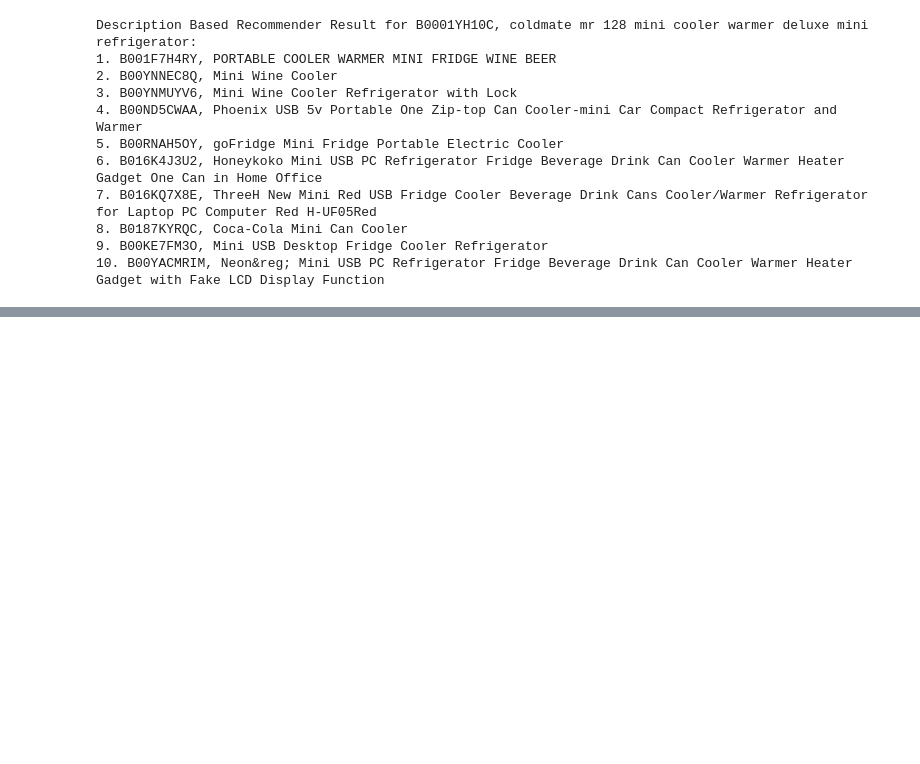
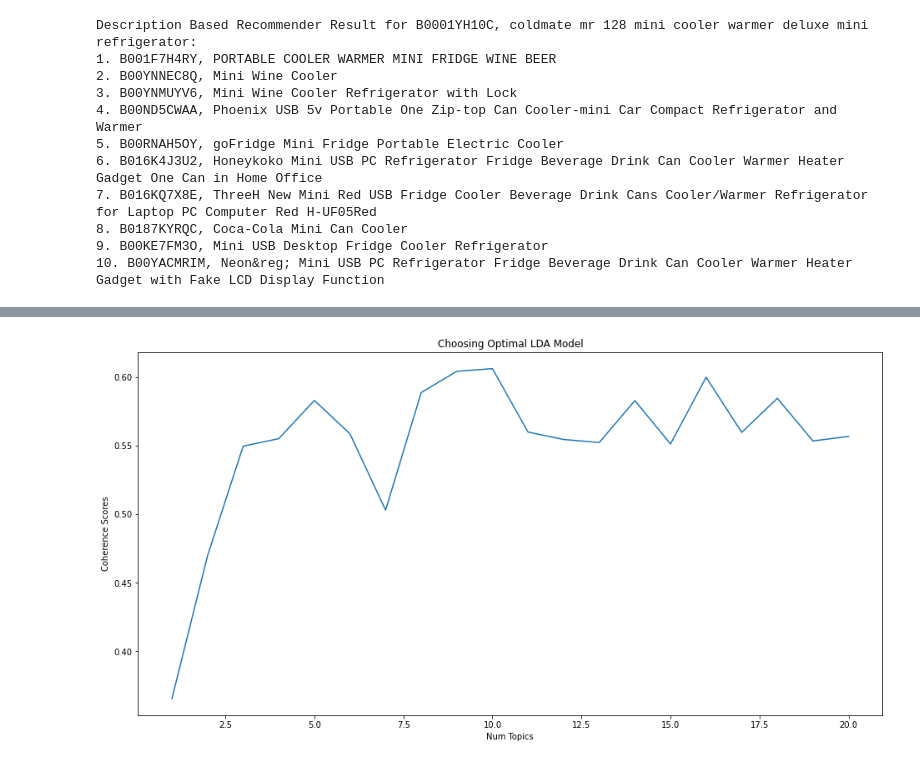
Before and after one commit to DATA-606-SPRING-2022/Jin_DATA606, a Jupyter notebook: ipynb/DATA606_Part2_ContentBasedFiltering.ipynb, the cells around one changed output, grey strips where cells are left out. Cells and saved outputs as stored; diff of their text form; code cells hidden in the pictures; blank space fills up the shorter version.

```diff
--- a/ipynb/DATA606_Part2_ContentBasedFiltering.ipynb
+++ b/ipynb/DATA606_Part2_ContentBasedFiltering.ipynb
@@ -277,0 +326,3 @@ Description Based Recommender Result for B0001YH10C, coldmate mr 128 mini cooler
+# %%
+def remove_stopwords(texts):
+    return [[word for word in simple_preprocess(str(doc)) if word not in stop] for doc in texts]
@@ -277,0 +336,4 @@ Description Based Recommender Result for B0001YH10C, coldmate mr 128 mini cooler
+# %%
+lem = WordNetLemmatizer()
+def lemma(texts):
+    return [[lem.lemmatize(w) for w in simple_preprocess(str(doc))] for doc in texts]
@@ -277,0 +387,28 @@ Description Based Recommender Result for B0001YH10C, coldmate mr 128 mini cooler
+# %%
+# supporting function
+def compute_coherence_values(corpus, dictionary, k):
+
+    lda_model = gensim.models.LdaMulticore(corpus=corpus,
+                                           id2word=id2word,
+                                           num_topics=k,
+                                           random_state=100,
+                                           chunksize=100,
+                                           passes=10,
+                                           per_word_topics=True)
+
+    coherence_model_lda = CoherenceModel(model=lda_model, texts=data_lemmatized, dictionary=id2word, coherence='c_v')
+
+    return coherence_model_lda.get_coherence()
+# %%
+# Iterate over possible number of topics.
+topic_param = [1,2,3,4,5,6,7,8,9,10,11,12,13,14,15,16,17,18,19,20]
+coherence_score = []
+
+for k in topic_param:
+    cv = compute_coherence_values(corpus=corpus, dictionary=id2word, k=k)
+    coherence_score.append(cv)
+
+param_tuning_coherence = pd.DataFrame()
+param_tuning_coherence["topic_param"] = topic_param
+param_tuning_coherence['coherence_score'] = coherence_score
+param_tuning_coherence
@@ -277,0 +433,10 @@ Description Based Recommender Result for B0001YH10C, coldmate mr 128 mini cooler
+# %%
+plt.figure(figsize=(16, 8))
+plt.plot(topic_param, param_tuning_coherence['coherence_score'])
+
+plt.title("Choosing Optimal LDA Model")
+plt.xlabel("Num Topics")
+plt.ylabel("Coherence Scores")
+plt.show()
+# %% [output]
+[figure, added]
```
Also changed, not shown: parts of 27 cells of this notebook.
